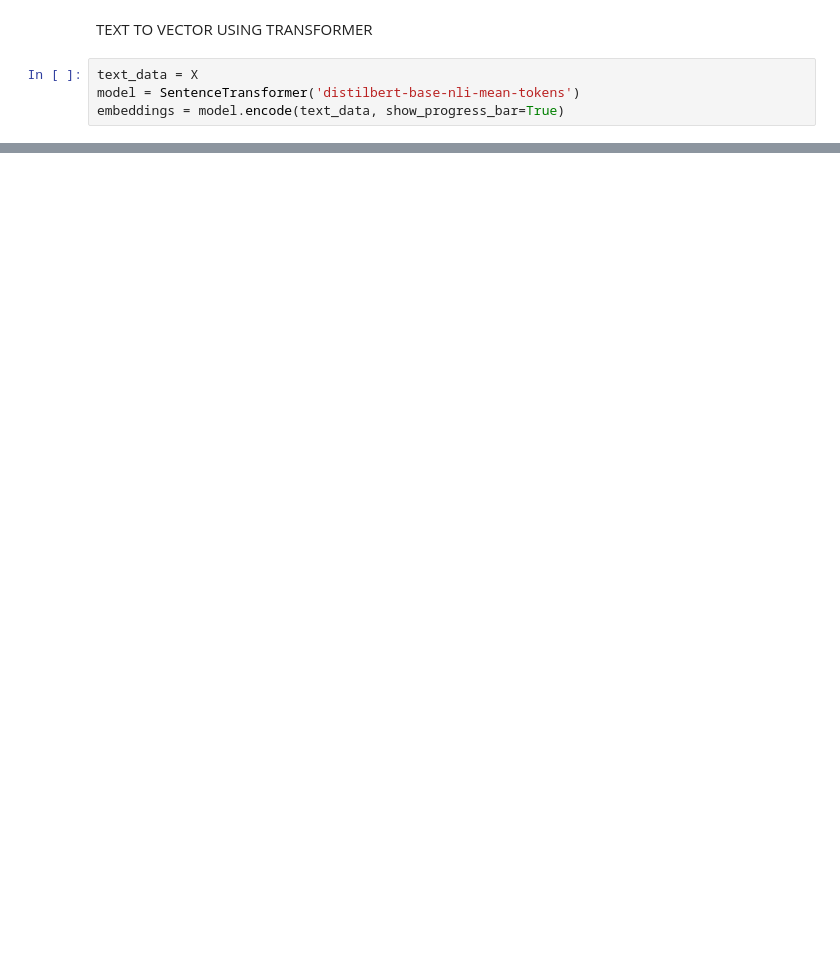
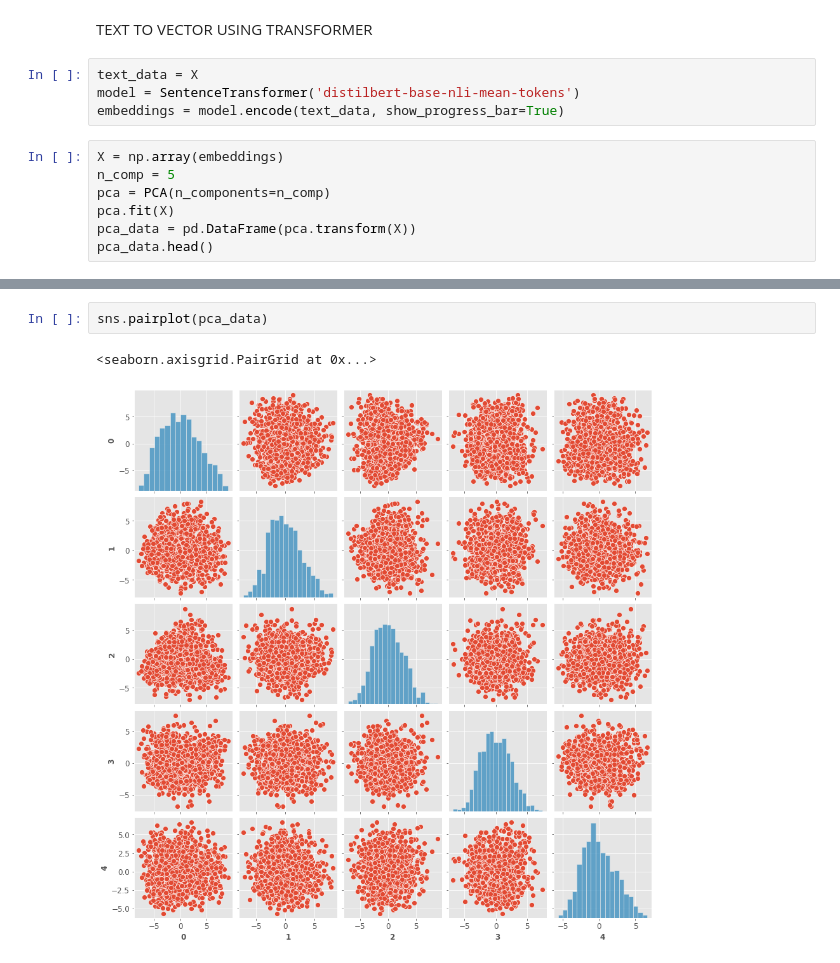
Before and after one commit to PradHolla/Content-Recommender, a Jupyter notebook: Notebooks/content_recommender.ipynb, the cells around one changed output, grey strips where cells are left out. Saved outputs shown, nothing was run; the diff lists cells and outputs as text; blank space fills up the shorter version.

```diff
--- a/Notebooks/content_recommender.ipynb
+++ b/Notebooks/content_recommender.ipynb
@@ -56,3 +56,10 @@ TEXT TO VECTOR USING TRANSFORMER
 text_data = X
 model = SentenceTransformer('distilbert-base-nli-mean-tokens')
 embeddings = model.encode(text_data, show_progress_bar=True)
+# %%
+X = np.array(embeddings)
+n_comp = 5
+pca = PCA(n_components=n_comp)
+pca.fit(X)
+pca_data = pd.DataFrame(pca.transform(X))
+pca_data.head()
@@ -58,0 +73,5 @@ embeddings = model.encode(text_data, show_progress_bar=True)
+# %%
+sns.pairplot(pca_data)
+# %% [output]
+<seaborn.axisgrid.PairGrid at 0x...>
+[figure, added]
```
Also changed, not shown: parts of 13 cells of this notebook, 2 other files.
